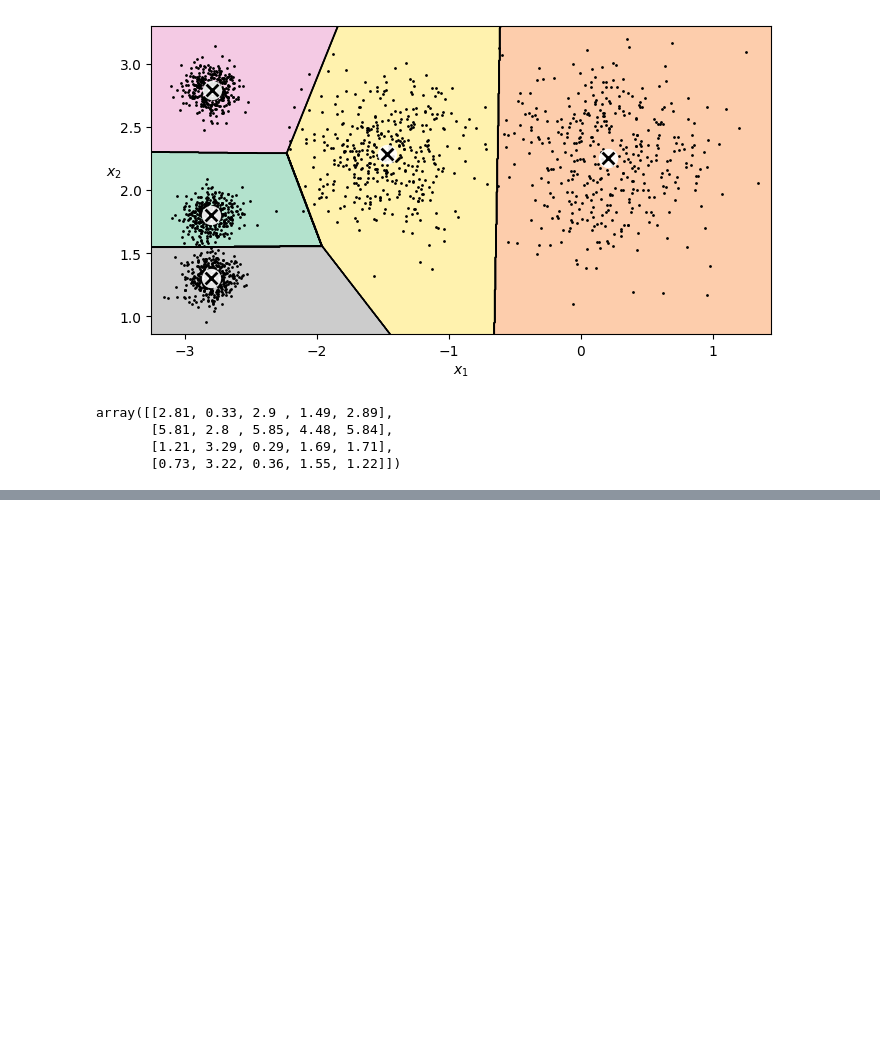
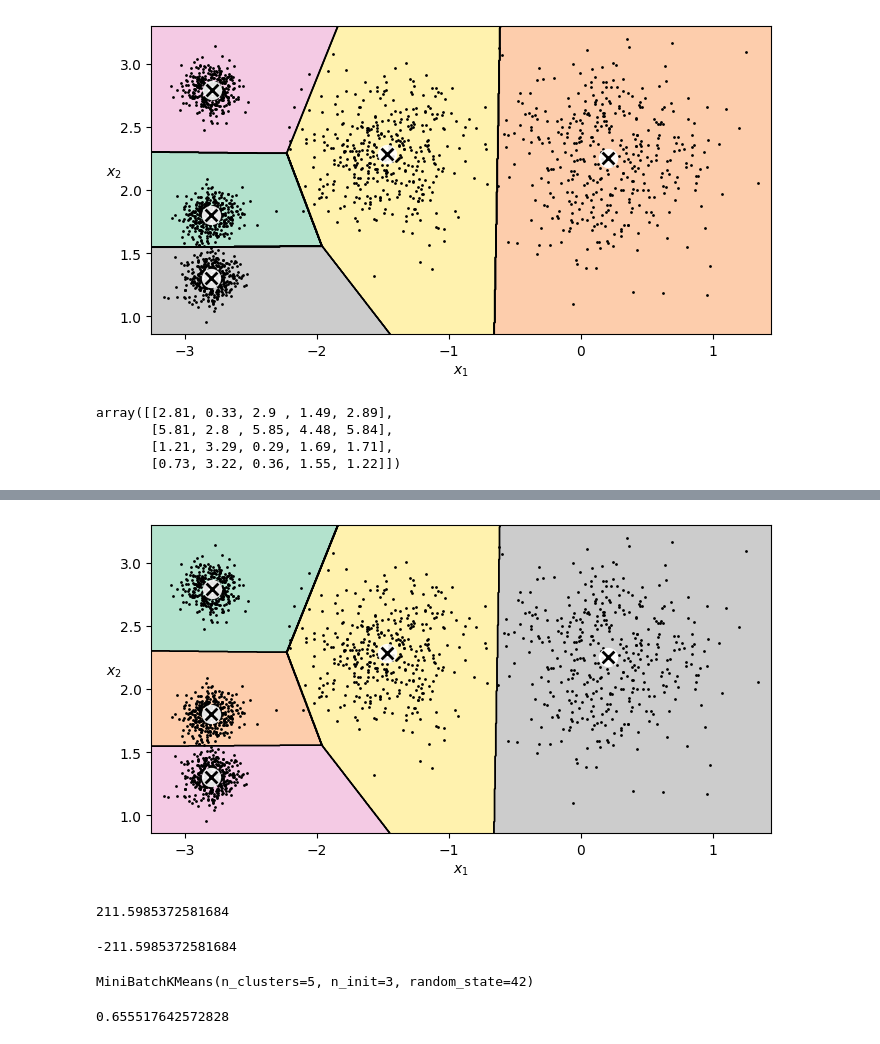
Before and after one commit to kk412027247/nlp, a Jupyter notebook: chapter 9/unsupervised_learning_techniques.ipynb, the cells around one changed output, grey strips where cells are left out. Cells and saved outputs as stored; diff of their text form; code cells hidden in the pictures; blank space fills up the shorter version.

```diff
--- a/chapter 9/unsupervised_learning_techniques.ipynb
+++ b/chapter 9/unsupervised_learning_techniques.ipynb
@@ -105,0 +113,25 @@ kmeans.fit(X)
+# %%
+plt.figure(figsize=(8,4))
+plot_decision_boundaries(kmeans, X)
+# %% [output]
+[figure, added]
+# %%
+kmeans.inertia_
+# %% [output]
+211.5985372581684
+# %%
+kmeans.score(X)
+# %% [output]
+-211.5985372581684
+# %%
+from sklearn.cluster import MiniBatchKMeans
+
+MiniBatchKMeans = MiniBatchKMeans(n_clusters=5, n_init=3, random_state=42)
+MiniBatchKMeans.fit(X)
+# %% [output]
+MiniBatchKMeans(n_clusters=5, n_init=3, random_state=42)
+# %%
+from sklearn.metrics import silhouette_score
+silhouette_score(X, kmeans.labels_)
+# %% [output]
+0.655517642572828
```
Also changed, not shown: parts of 5 cells of this notebook, 2 other files.
